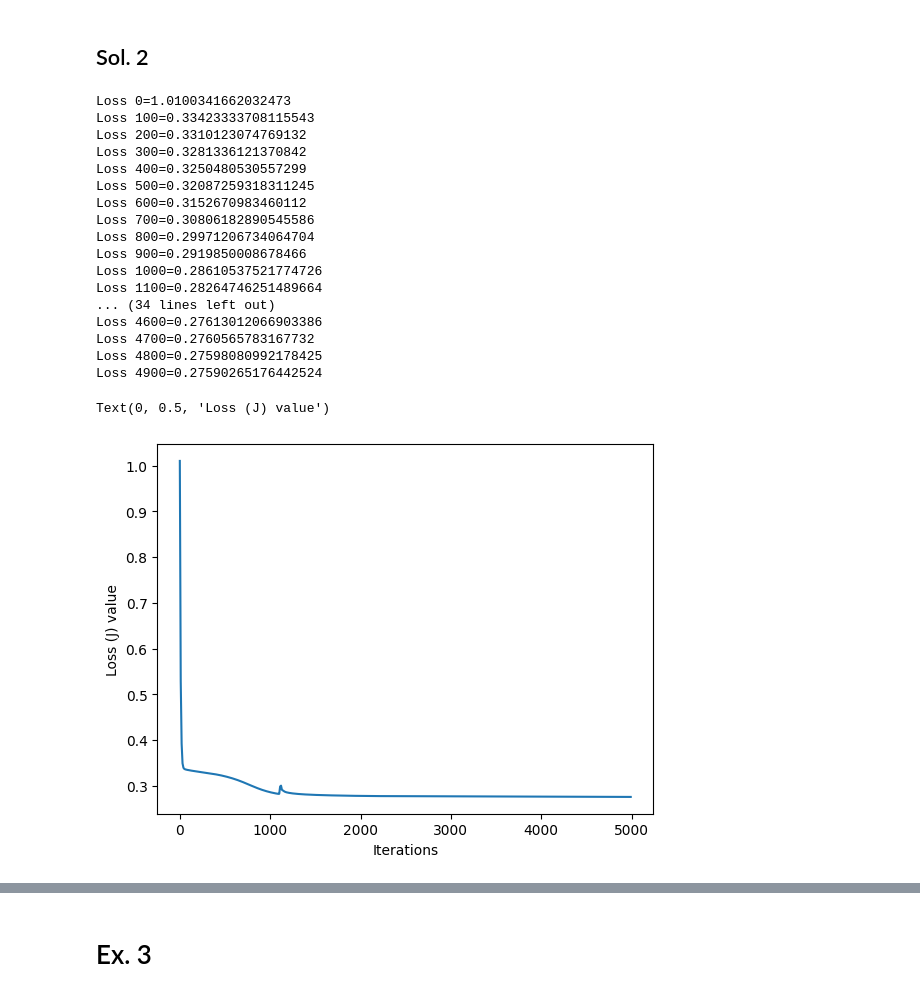
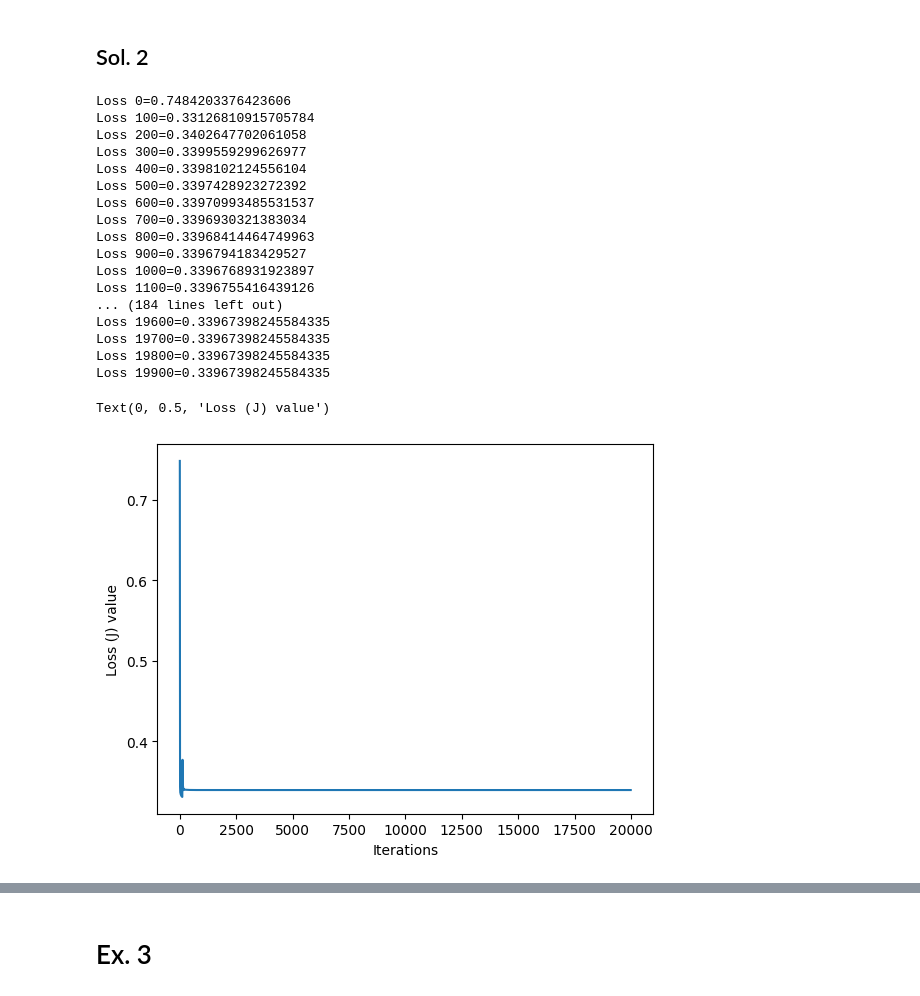
Before and after one commit to LucaFranceschi01/DL-2024, a Jupyter notebook: p1-intro/P1-Questions_Answers.ipynb, the cells around one changed output, grey strips where cells are left out. Cells and saved outputs as stored; diff of their text form; code cells hidden in the pictures.

```diff
--- a/p1-intro/P1-Questions_Answers.ipynb
+++ b/p1-intro/P1-Questions_Answers.ipynb
@@ -15,3 +26,6 @@ NIA 3: <font color="blue">254435</font>
+# %%
+hyp_lr = 0.1
+hyp_epochs = 20000
 # %% [markdown]
 # Ex. 1
 # %%
@@ -175,7 +184,7 @@ def accuracy(y, yHat):
 mlp = MLP()
 
 #4. Train the MLP, visualize decision boundary in 2D, and plot loss at each iteration
-list_loss = train(mlp, train_df[["X", "Y"]], np.array([train_df.C]).reshape(100, 1), epoch = 10000, lr = 0.04)
+list_loss = train(mlp, train_df[["X", "Y"]], np.array([train_df.C]).reshape(100, 1), epoch=hyp_epochs, lr = hyp_lr)
 
 # arange used for better visualization of iterations
 plt.plot(10 * np.arange(len(list_loss)), list_loss)
@@ -304,35 +314,35 @@ def train_woptimizer(NN,X, y, epoch = 5000, optim = None):
 
     return list_loss
 # %%
-optim = OptimMom(learning_rate=0.04, gamma=0.9)
+optim = OptimMom(learning_rate=hyp_lr, gamma=0.9)
 mlpMom = MLP()
 
-list_loss = train_woptimizer(mlpMom, train_df[["X", "Y"]], np.array([train_df.C]).reshape(100, 1), optim=optim)
+list_loss = train_woptimizer(mlpMom, train_df[["X", "Y"]], np.array([train_df.C]).reshape(100, 1), epoch=hyp_epochs, optim=optim)
 
 # arange used for better visualization of iterations
 plt.plot(10 * np.arange(len(list_loss)), list_loss)
 plt.xlabel('Iterations')
 plt.ylabel('Loss (J) value')
 # %% [output]
-Loss 0=1.0100341662032473
-Loss 100=0.33423333708115543
-Loss 200=0.3310123074769132
-Loss 300=0.3281336121370842
-Loss 400=0.3250480530557299
-Loss 500=0.32087259318311245
-Loss 600=0.3152670983460112
-Loss 700=0.30806182890545586
-Loss 800=0.29971206734064704
-Loss 900=0.2919850008678466
-Loss 1000=0.28610537521774726
-Loss 1100=0.28264746251489664
-... (34 lines left out)
-Loss 4600=0.27613012066903386
-Loss 4700=0.2760565783167732
-Loss 4800=0.27598080992178425
-Loss 4900=0.27590265176442524
+Loss 0=0.7484203376423606
+Loss 100=0.33126810915705784
+Loss 200=0.3402647702061058
+Loss 300=0.3399559299626977
+Loss 400=0.3398102124556104
+Loss 500=0.3397428923272392
+Loss 600=0.33970993485531537
+Loss 700=0.3396930321383034
+Loss 800=0.33968414464749963
+Loss 900=0.3396794183429527
+Loss 1000=0.3396768931923897
+Loss 1100=0.3396755416439126
+... (184 lines left out)
+Loss 19600=0.33967398245584335
+Loss 19700=0.33967398245584335
+Loss 19800=0.33967398245584335
+Loss 19900=0.33967398245584335
 Text(0, 0.5, 'Loss (J) value')
-[figure, old version]
+[figure, new version]
 # %%
 visualize_boundaries(mlpMom, (-2.5, 2.5), (-2.5, 2.5), normalized_train, normalized_test, train_df.C, test_df.C, title='MLP Momentum')
 # %% [output]
```
Also changed, not shown: parts of 16 cells of this notebook.
